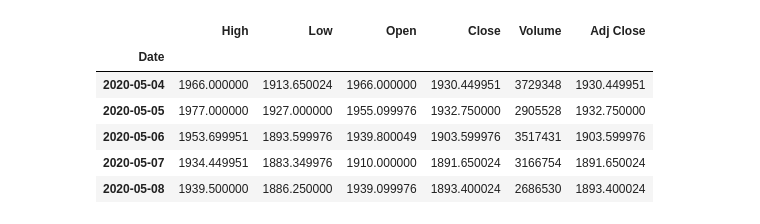
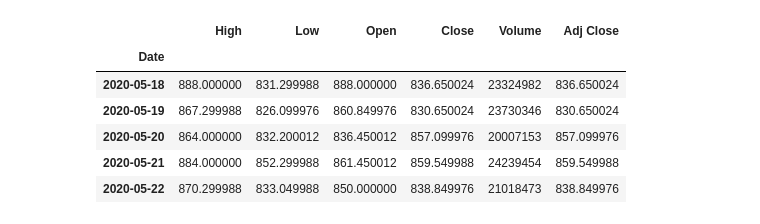
Before and after one commit to Rapurva/Financial-Trials, a Jupyter notebook: Sentiment_analysis_trading.ipynb, the cells around one changed output. Cells and saved outputs as stored; diff of their text form; code cells hidden in the pictures.

```diff
--- a/Sentiment_analysis_trading.ipynb
+++ b/Sentiment_analysis_trading.ipynb
@@ -17,20 +7,31 @@ Successfully installed vaderSentiment-3.3.2
 # %%
 import pandas as pd
 import numpy as np
 
 import pandas_datareader as pdr
 import matplotlib.pyplot as plt
-stock = 'TCS.NS'
-data_TCS = pdr.get_data_yahoo(stock, '01-May-20')
-data_TCS.head()
+import requests
+
+stock = 'HDFCBANK.NS'
+
+def get_symbol(symbol):
+    url = "http://d.yimg.com/autoc.finance.yahoo.com/autoc?query={}&region=1&lang=en".format(symbol)
+    result = requests.get(url).json()
+    for x in result['ResultSet']['Result']:
+        if x['symbol'] == symbol:
+            return x['name']
+company_name = get_symbol(stock)
+
+data_TCS = pdr.get_data_yahoo(stock, '01-APR-20')
+data_TCS.tail()
 # %% [output]
 |  | High | Low | Open | Close | Volume | Adj Close |
 | Date |  |  |  |  |  |  |
-| 2020-05-04 | 1966.000000 | 1913.650024 | 1966.000000 | 1930.449951 | 3729348 | 1930.449951 |
-| 2020-05-05 | 1977.000000 | 1927.000000 | 1955.099976 | 1932.750000 | 2905528 | 1932.750000 |
-| 2020-05-06 | 1953.699951 | 1893.599976 | 1939.800049 | 1903.599976 | 3517431 | 1903.599976 |
-| 2020-05-07 | 1934.449951 | 1883.349976 | 1910.000000 | 1891.650024 | 3166754 | 1891.650024 |
-| 2020-05-08 | 1939.500000 | 1886.250000 | 1939.099976 | 1893.400024 | 2686530 | 1893.400024 |
+| 2020-05-18 | 888.000000 | 831.299988 | 888.000000 | 836.650024 | 23324982 | 836.650024 |
+| 2020-05-19 | 867.299988 | 826.099976 | 860.849976 | 830.650024 | 23730346 | 830.650024 |
+| 2020-05-20 | 864.000000 | 832.200012 | 836.450012 | 857.099976 | 20007153 | 857.099976 |
+| 2020-05-21 | 884.000000 | 852.299988 | 861.450012 | 859.549988 | 24239454 | 859.549988 |
+| 2020-05-22 | 870.299988 | 833.049988 | 850.000000 | 838.849976 | 21018473 | 838.849976 |
 # %%
 data_TCS['2_SMA'] = data_TCS['Close'].rolling(window=2).mean()
 data_TCS['5_SMA'] = data_TCS['Close'].rolling(window=5).mean()
```
Also changed, not shown: parts of 12 cells of this notebook.
